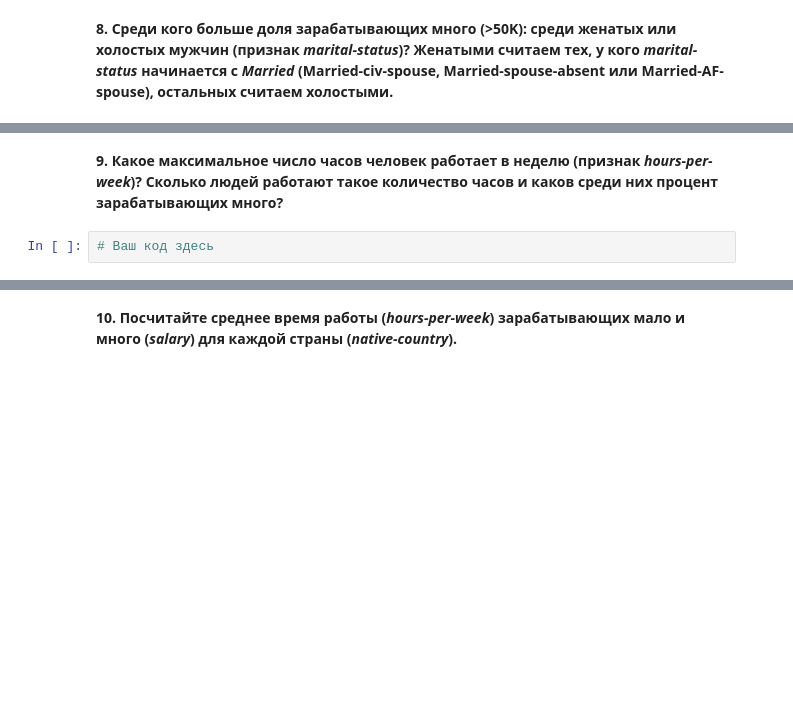
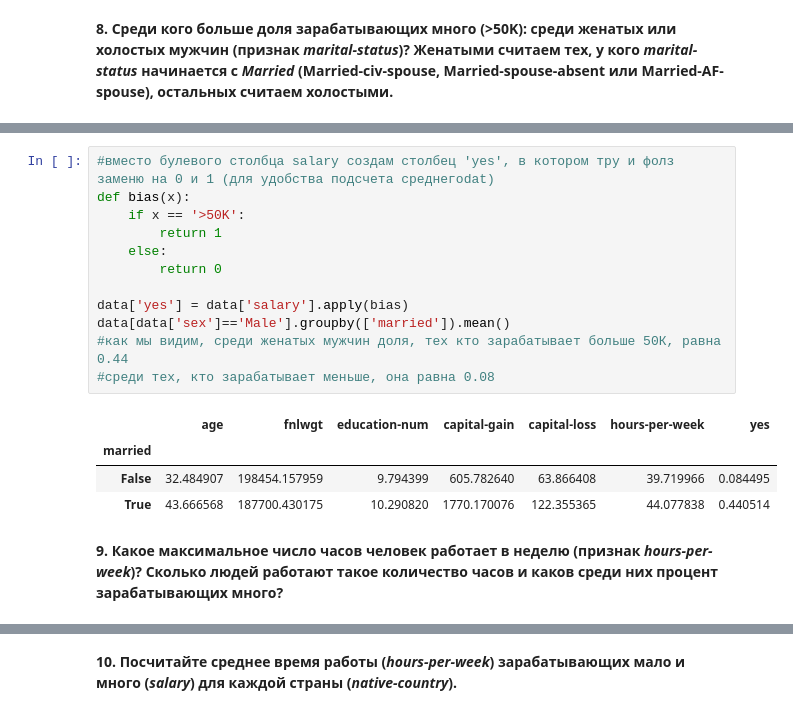
Before and after one commit to railbotan/data_analysis_in_python, a Jupyter notebook: Pandas (06.03)/Pandas. Task. Part 1.ipynb, the cells around one changed output, grey strips where cells are left out. Saved outputs shown, nothing was run; the diff lists cells and outputs as text; blank space fills up the shorter version.

```diff
--- a/Pandas (06.03)/Pandas. Task. Part 1.ipynb
+++ b/Pandas (06.03)/Pandas. Task. Part 1.ipynb
@@ -80,4 +123,19 @@ data
+# %%
+#вместо булевого столбца salary создам столбец 'yes', в котором тру и фолз заменю на 0 и 1 (для удобства подсчета среднегоdat)
+def bias(x):
+    if x == '>50K':
+        return 1
+    else:
+        return 0
+
+data['yes'] = data['salary'].apply(bias)
+data[data['sex']=='Male'].groupby(['married']).mean()
+#как мы видим, среди женатых мужчин доля, тех кто зарабатывает больше 50К, равна 0.44
+#среди тех, кто зарабатывает меньше, она равна 0.08
+# %% [output]
+|  | age | fnlwgt | education-num | capital-gain | capital-loss | hours-per-week | yes |
+| married |  |  |  |  |  |  |  |
+| False | 32.484907 | 198454.157959 | 9.794399 | 605.782640 | 63.866408 | 39.719966 | 0.084495 |
+| True | 43.666568 | 187700.430175 | 10.290820 | 1770.170076 | 122.355365 | 44.077838 | 0.440514 |
 # %% [markdown]
 **9. Какое максимальное число часов человек работает в неделю (признак *hours-per-week*)? Сколько людей работают такое количество часов и каков среди них процент зарабатывающих много?**
-# %%
-# Ваш код здесь
```
Also changed, not shown: parts of 16 cells of this notebook.
